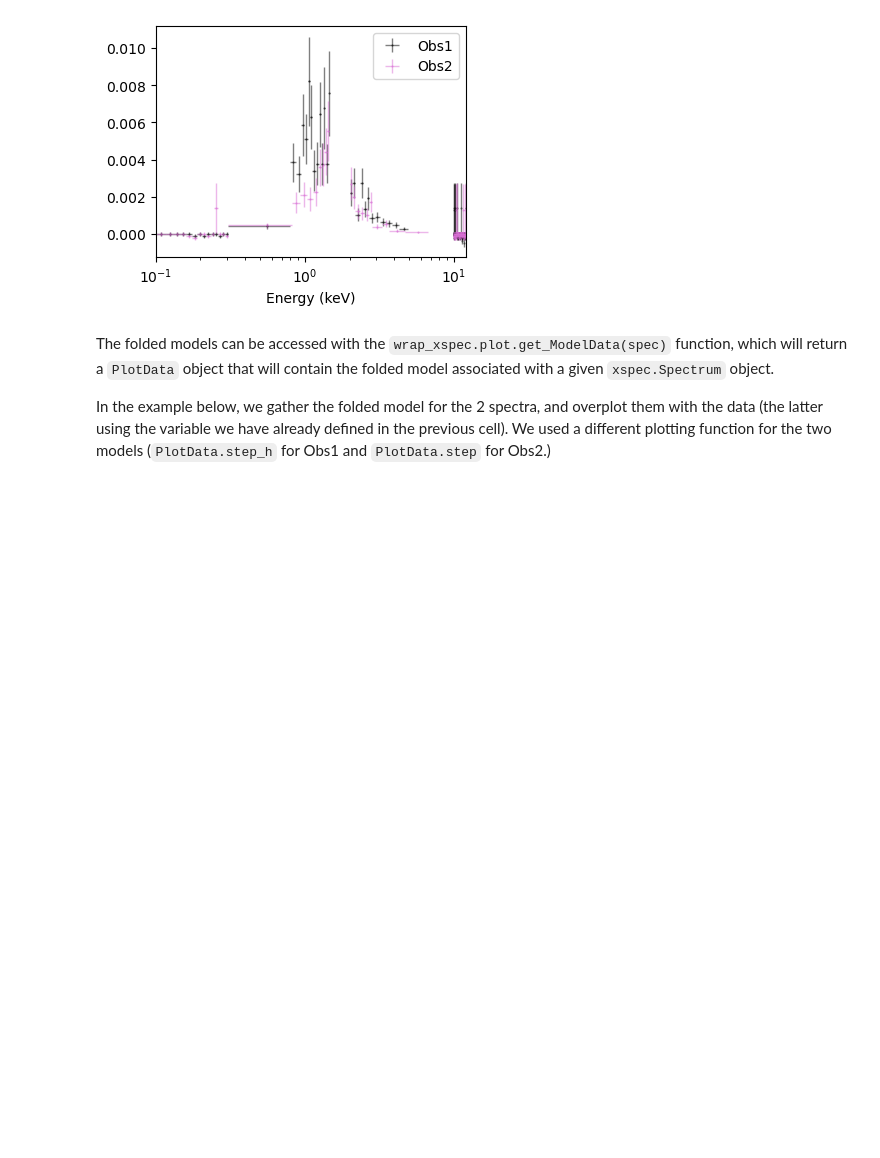
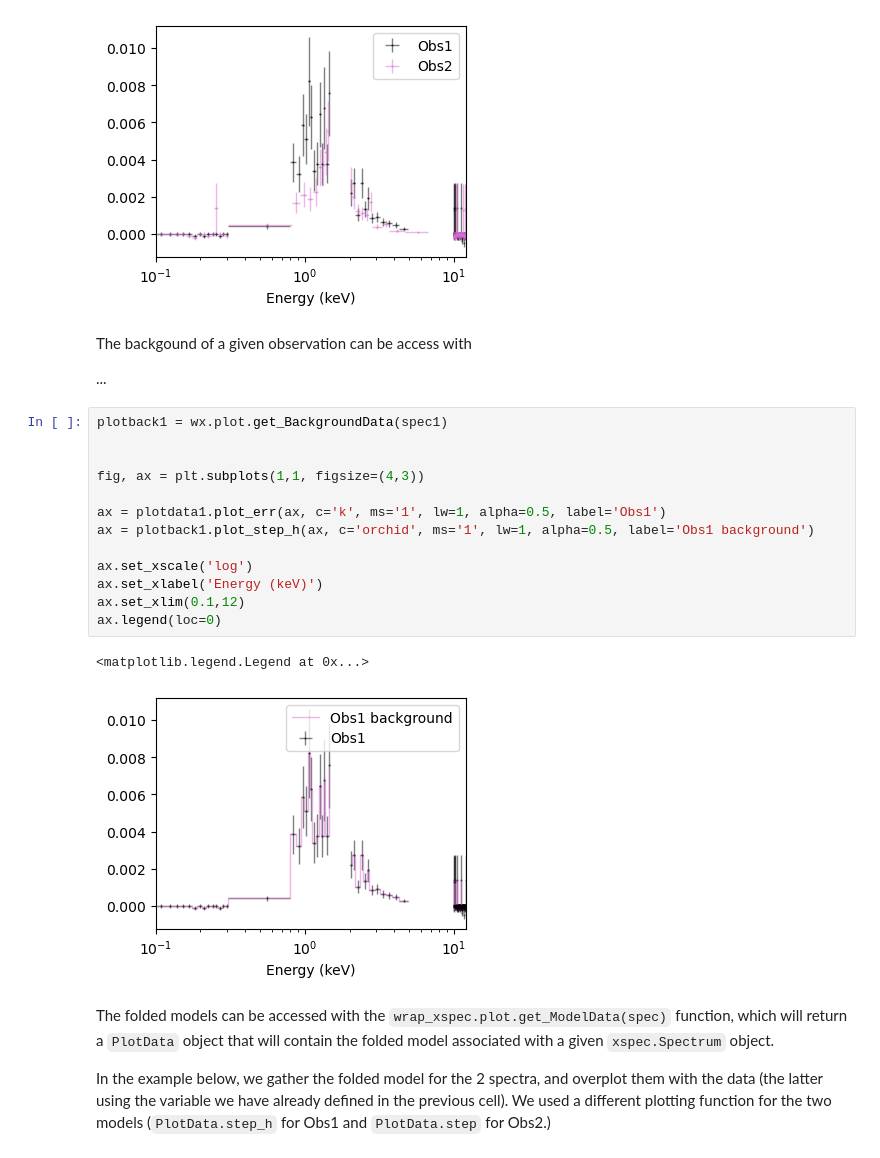
Before and after one commit to veropetit/wrap_xspec, a Jupyter notebook: Tutorials/LoadingPlottingSpectraAndModels.ipynb, the cells around one changed output. Saved outputs shown, nothing was run; the diff lists cells and outputs as text; blank space fills up the shorter version.

Commit message:
Add a background plot function

```diff
--- a/Tutorials/LoadingPlottingSpectraAndModels.ipynb
+++ b/Tutorials/LoadingPlottingSpectraAndModels.ipynb
@@ -188,6 +188,26 @@ ax.legend(loc=0)
 # %% [output]
 <matplotlib.legend.Legend at 0x...>
 [figure]
+# %% [markdown]
+The backgound of a given observation can be access with
+
+...
+# %%
+plotback1 = wx.plot.get_BackgroundData(spec1)
+
+
+fig, ax = plt.subplots(1,1, figsize=(4,3))
+
+ax = plotdata1.plot_err(ax, c='k', ms='1', lw=1, alpha=0.5, label='Obs1')
+ax = plotback1.plot_step_h(ax, c='orchid', ms='1', lw=1, alpha=0.5, label='Obs1 background')
+
+ax.set_xscale('log')
+ax.set_xlabel('Energy (keV)')
+ax.set_xlim(0.1,12)
+ax.legend(loc=0)
+# %% [output]
+<matplotlib.legend.Legend at 0x...>
+[figure, added]
 # %% [markdown]
 The folded models can be accessed with the `wrap_xspec.plot.get_ModelData(spec)` function, which will return a `PlotData` object that will contain the folded model associated with a given `xspec.Spectrum` object.
 
```
Also changed, not shown: parts of 1 cell of this notebook, 5 other files.
